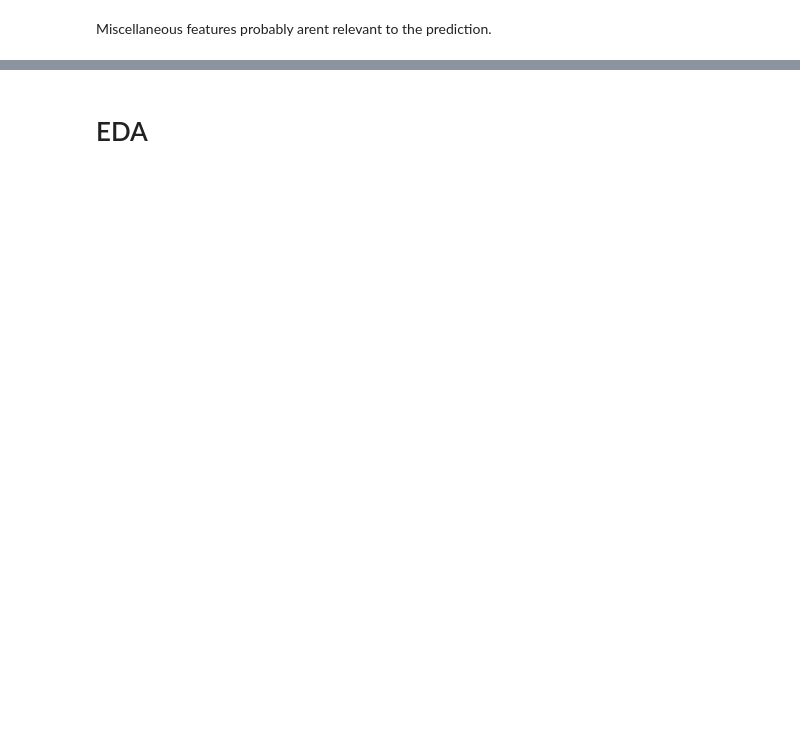
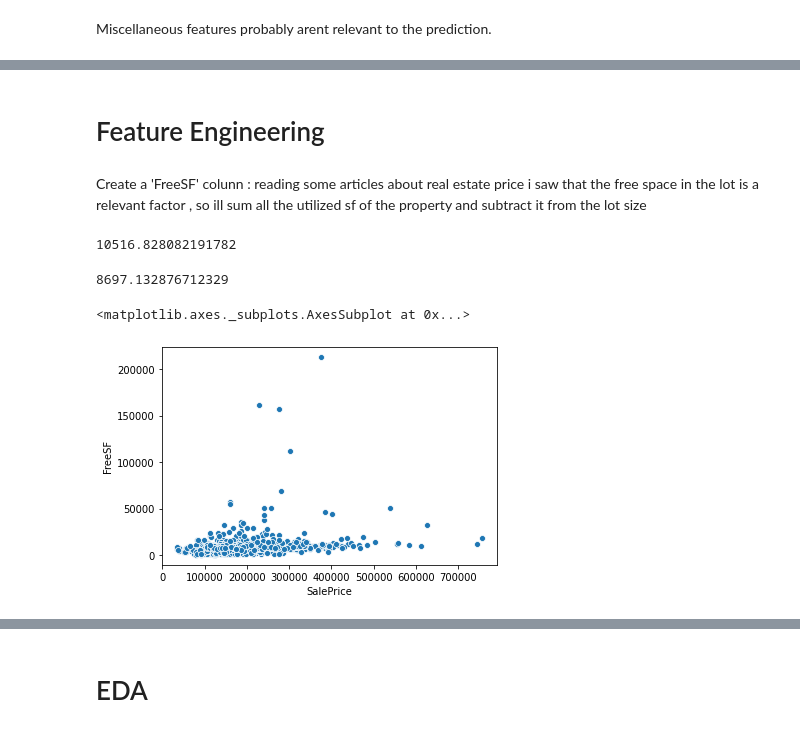
Before and after one commit to RaphaelRoriz/Machine-learning, a Jupyter notebook: housesPricesDataset/House Prices regressions.ipynb, the cells around one changed output, grey strips where cells are left out. Saved outputs shown, nothing was run; the diff lists cells and outputs as text; code cells hidden in the pictures; blank space fills up the shorter version.

```diff
--- a/housesPricesDataset/House Prices regressions.ipynb
+++ b/housesPricesDataset/House Prices regressions.ipynb
@@ -576,4 +540,4 @@ In my opinion the missing data is for houses that has no fence , because is the
 # %%
-houses_train['Fence'].fillna(value = 'NA',inplace = True)
+houses_train.drop(['Fence'],axis=1,inplace=True)
 # %% [markdown]
 ## MiscFeature column
@@ -594,0 +544,2 @@ Name: MiscVal, Length: 1406, dtype: int64
+# %%
+houses_train.drop(['MiscFeature'],axis=1,inplace=True)
@@ -595,2 +662,2 @@ Name: MiscVal, Length: 1406, dtype: int64
 # %%
-houses_train['MiscFeature'].fillna(value = 'NA',inplace = True)
+houses_test['BsmtQual'].fillna(value = 'NA',inplace = True)
@@ -612,0 +823,4 @@ Miscellaneous features probably arent relevant to the prediction.
+# %% [markdown]
+# Feature Engineering
+# %% [markdown]
+Create a 'FreeSF' colunn : reading some articles about real estate price i saw that the free space in the lot is a relevant factor , so ill sum all the utilized sf of the property and subtract it from the lot size
@@ -612,0 +832,13 @@ Miscellaneous features probably arent relevant to the prediction.
+# %%
+houses_train['LotArea'].mean()
+# %% [output]
+10516.828082191782
+# %%
+houses_train['FreeSF'].mean()
+# %% [output]
+8697.132876712329
+# %%
+sns.scatterplot(houses_train['SalePrice'],houses_train['FreeSF'])
+# %% [output]
+<matplotlib.axes._subplots.AxesSubplot at 0x...>
+[figure, added]
```
Also changed, not shown: parts of 176 cells of this notebook.
